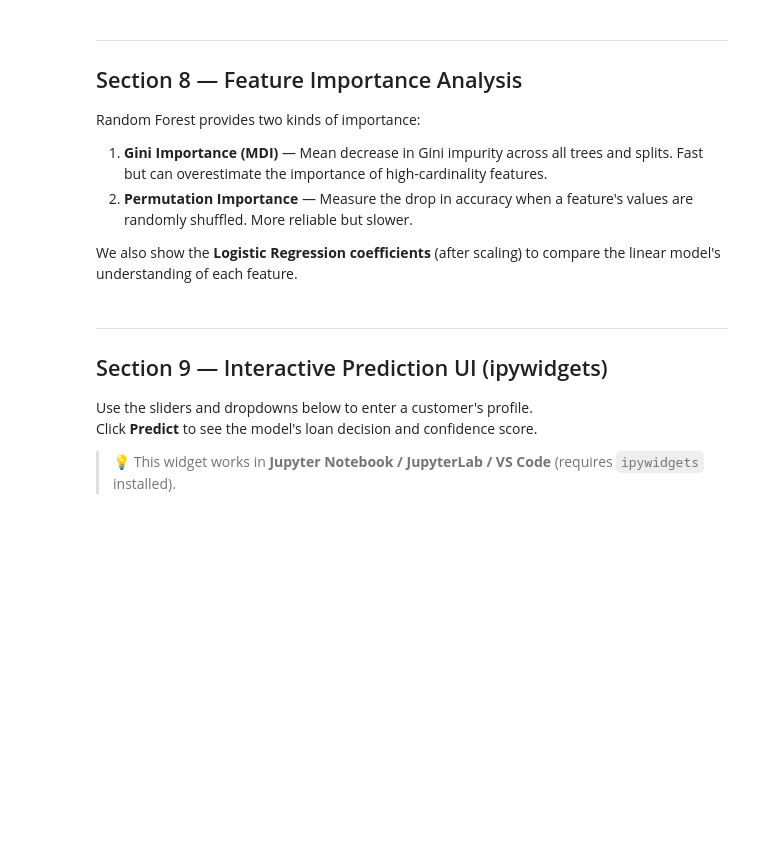
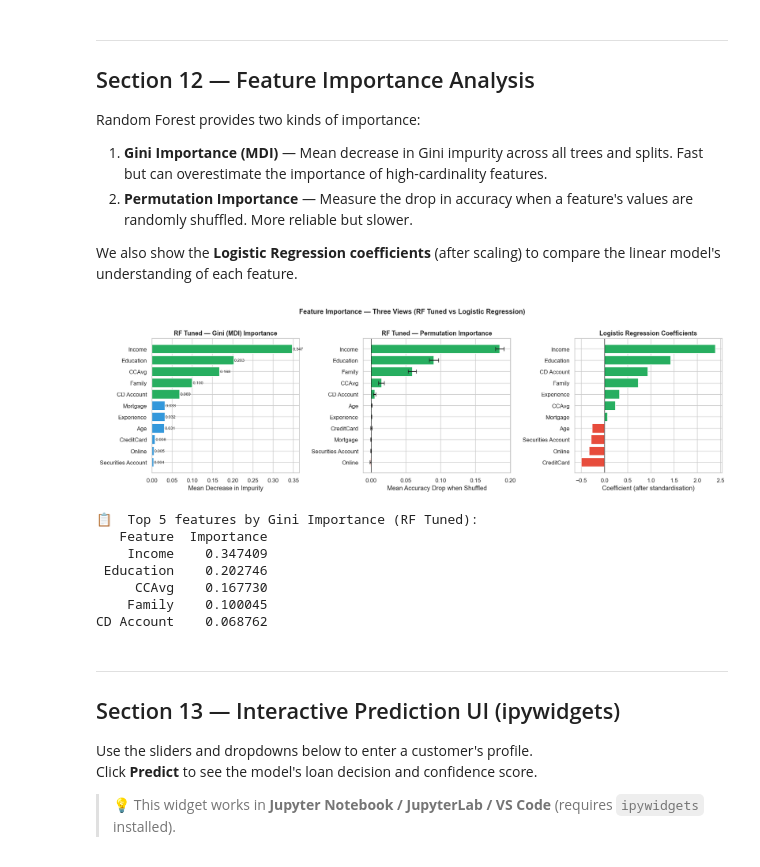
Before and after one commit to eiadoumer/BDA_401_ML, a Jupyter notebook: BankLoan_ML_Analysis.ipynb, the cells around one changed output. Cells and saved outputs as stored; diff of their text form; code cells hidden in the pictures; blank space fills up the shorter version.

```diff
--- a/BankLoan_ML_Analysis.ipynb
+++ b/BankLoan_ML_Analysis.ipynb
@@ -496,6 +979,6 @@ print("• Gini = 0.500  → maximally impure node (50/50 split)")
 # %% [markdown]
 ---
-## Section 8 — Feature Importance Analysis
+## Section 12 — Feature Importance Analysis
 
 Random Forest provides two kinds of importance:
 
@@ -504,14 +987,14 @@ Random Forest provides two kinds of importance:
 
 We also show the **Logistic Regression coefficients** (after scaling) to compare the linear model's understanding of each feature.
 # %%
-# ── Gini (MDI) feature importances ───────────────────────────────────────────
+# ── Gini (MDI) feature importances — RF Tuned ─────────────────────────────────
 fi_df = pd.DataFrame({
     "Feature":    FEATURE_COLS,
-    "Importance": rf.feature_importances_
+    "Importance": rf_tuned.feature_importances_
 }).sort_values("Importance", ascending=True)
 
 # ── Permutation importances ───────────────────────────────────────────────────
-perm = permutation_importance(rf, X_test, y_test,
+perm = permutation_importance(rf_tuned, X_test, y_test,
                               n_repeats=20, random_state=42, n_jobs=-1)
 pi_df = pd.DataFrame({
     "Feature": FEATURE_COLS,
@@ -528,40 +1011,50 @@ lr_coef_df = pd.DataFrame({
 # ── Plots ─────────────────────────────────────────────────────────────────────
 fig, axes = plt.subplots(1, 3, figsize=(17, 5))
 
 # MDI
 bars_mdi = axes[0].barh(fi_df["Feature"], fi_df["Importance"],
                         color=["#27ae60" if v > 0.05 else "#3498db"
                                for v in fi_df["Importance"]])
 axes[0].set_xlabel("Mean Decrease in Impurity")
-axes[0].set_title("RF — Gini (MDI) Importance", fontweight="bold")
+axes[0].set_title("RF Tuned — Gini (MDI) Importance", fontweight="bold")
 for bar in bars_mdi:
     axes[0].text(bar.get_width() + 0.001, bar.get_y() + bar.get_height()/2,
                  f"{bar.get_width():.3f}", va="center", fontsize=8)
 
 # Permutation
 colors_perm = ["#27ae60" if v > 0 else "#e74c3c" for v in pi_df["Mean"]]
 axes[1].barh(pi_df["Feature"], pi_df["Mean"], xerr=pi_df["Std"],
              color=colors_perm, capsize=4)
 axes[1].axvline(0, color="black", lw=0.8)
 axes[1].set_xlabel("Mean Accuracy Drop when Shuffled")
-axes[1].set_title("RF — Permutation Importance", fontweight="bold")
+axes[1].set_title("RF Tuned — Permutation Importance", fontweight="bold")
 
 # LR coefficients
 bar_colors = ["#27ae60" if c > 0 else "#e74c3c" for c in lr_coef_df["Coefficient"]]
 axes[2].barh(lr_coef_df["Feature"], lr_coef_df["Coefficient"], color=bar_colors)
 axes[2].axvline(0, color="black", lw=0.8)
 axes[2].set_xlabel("Coefficient (after standardisation)")
 axes[2].set_title("Logistic Regression Coefficients", fontweight="bold")
 
-plt.suptitle("Feature Importance — Three Views", fontsize=13, fontweight="bold", y=1.01)
+plt.suptitle("Feature Importance — Three Views (RF Tuned vs Logistic Regression)",
+             fontsize=13, fontweight="bold", y=1.01)
 plt.tight_layout()
 plt.show()
 
-print("\n📋  Top 5 features by Gini Importance:")
+print("\n📋  Top 5 features by Gini Importance (RF Tuned):")
 print(fi_df.sort_values("Importance", ascending=False).head(5).to_string(index=False))
+# %% [output]
+[figure, added]
+📋  Top 5 features by Gini Importance (RF Tuned):
+   Feature  Importance
+    Income    0.347409
+ Education    0.202746
+     CCAvg    0.167730
+    Family    0.100045
+CD Account    0.068762
 # %% [markdown]
 ---
-## Section 9 — Interactive Prediction UI (ipywidgets)
+## Section 13 — Interactive Prediction UI (ipywidgets)
 
 Use the sliders and dropdowns below to enter a customer's profile.
 Click **Predict** to see the model's loan decision and confidence score.
```
Also changed, not shown: parts of 27 cells of this notebook, 5 other files.
